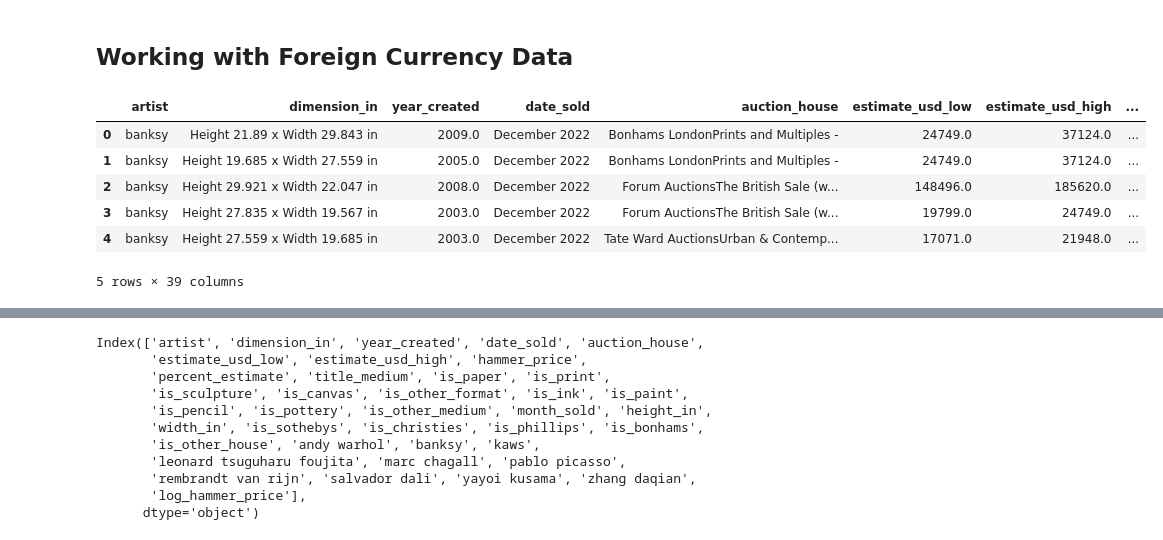
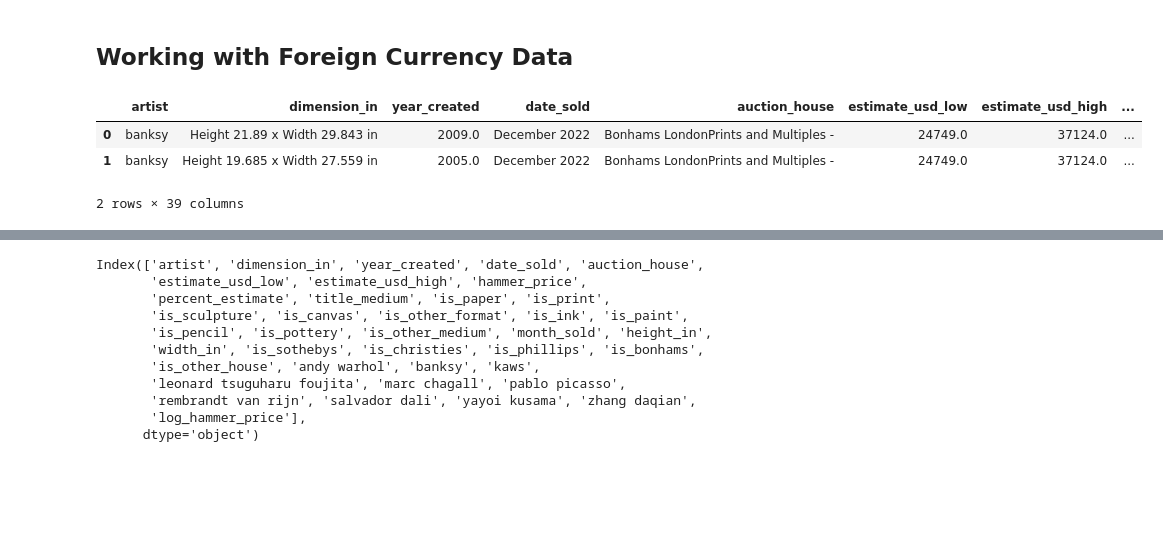
Before and after one commit to jeremiah-toribio/art-of-data, a Jupyter notebook: workbook.ipynb, the cells around one changed output, grey strips where cells are left out. Cells and saved outputs as stored; diff of their text form; code cells hidden in the pictures; blank space fills up the shorter version.

```diff
--- a/workbook.ipynb
+++ b/workbook.ipynb
@@ -314,15 +317,12 @@ df = pd.concat([fc_df,no_fc_df])
     # 6.
 df = w.clean_prep_df(df)
 # %%
-df.head()
+df.head(2)
 # %% [output]
 |  | artist | dimension_in | year_created | date_sold | auction_house | estimate_usd_low | estimate_usd_high | ... |
 | 0 | banksy | Height 21.89 x Width 29.843 in | 2009.0 | December 2022 | Bonhams LondonPrints and Multiples - | 24749.0 | 37124.0 | ... |
 | 1 | banksy | Height 19.685 x Width 27.559 in | 2005.0 | December 2022 | Bonhams LondonPrints and Multiples - | 24749.0 | 37124.0 | ... |
-| 2 | banksy | Height 29.921 x Width 22.047 in | 2008.0 | December 2022 | Forum AuctionsThe British Sale (w... | 148496.0 | 185620.0 | ... |
-| 3 | banksy | Height 27.835 x Width 19.567 in | 2003.0 | December 2022 | Forum AuctionsThe British Sale (w... | 19799.0 | 24749.0 | ... |
-| 4 | banksy | Height 27.559 x Width 19.685 in | 2003.0 | December 2022 | Tate Ward AuctionsUrban & Contemp... | 17071.0 | 21948.0 | ... |
-5 rows × 39 columns
+2 rows × 39 columns
 # %%
 df.isnull().sum()
 # %% [output]
```
Also changed, not shown: parts of 35 cells of this notebook.
